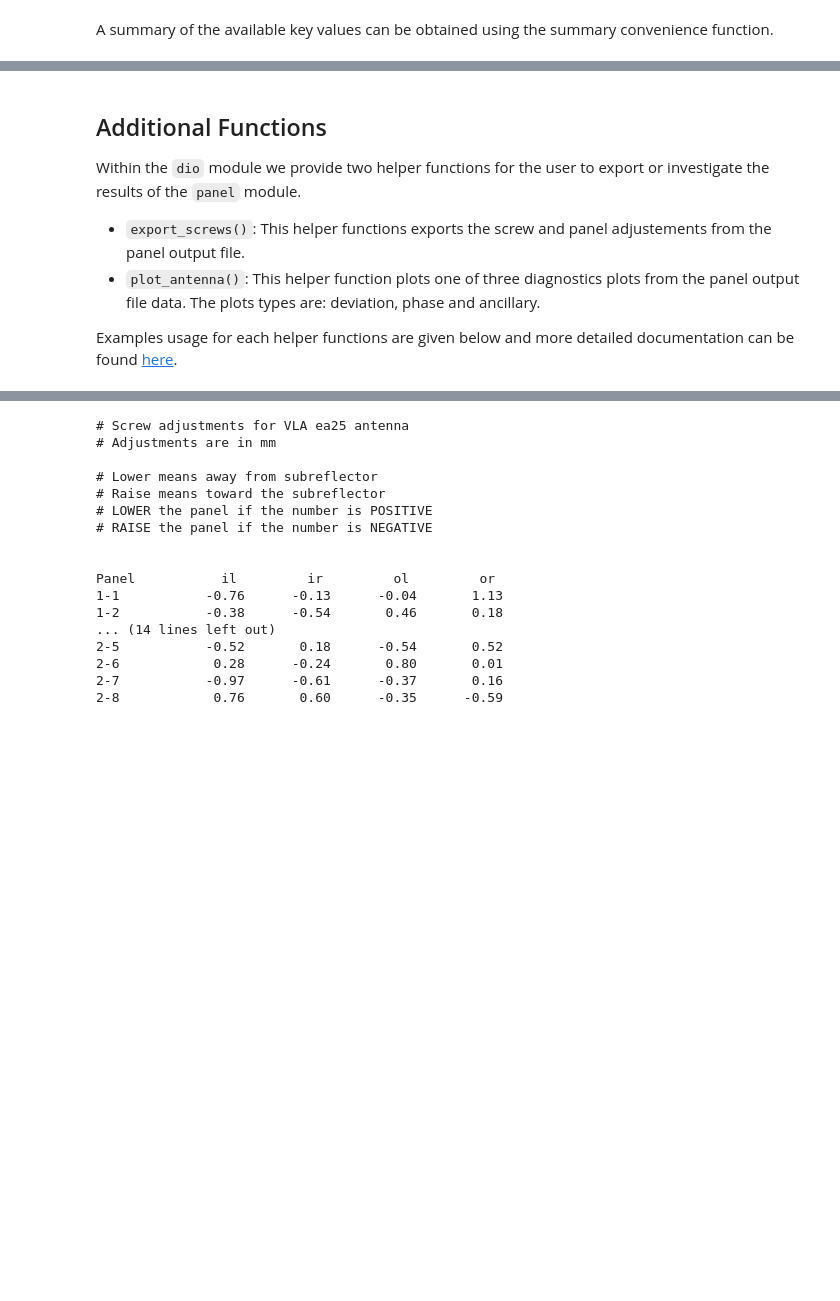
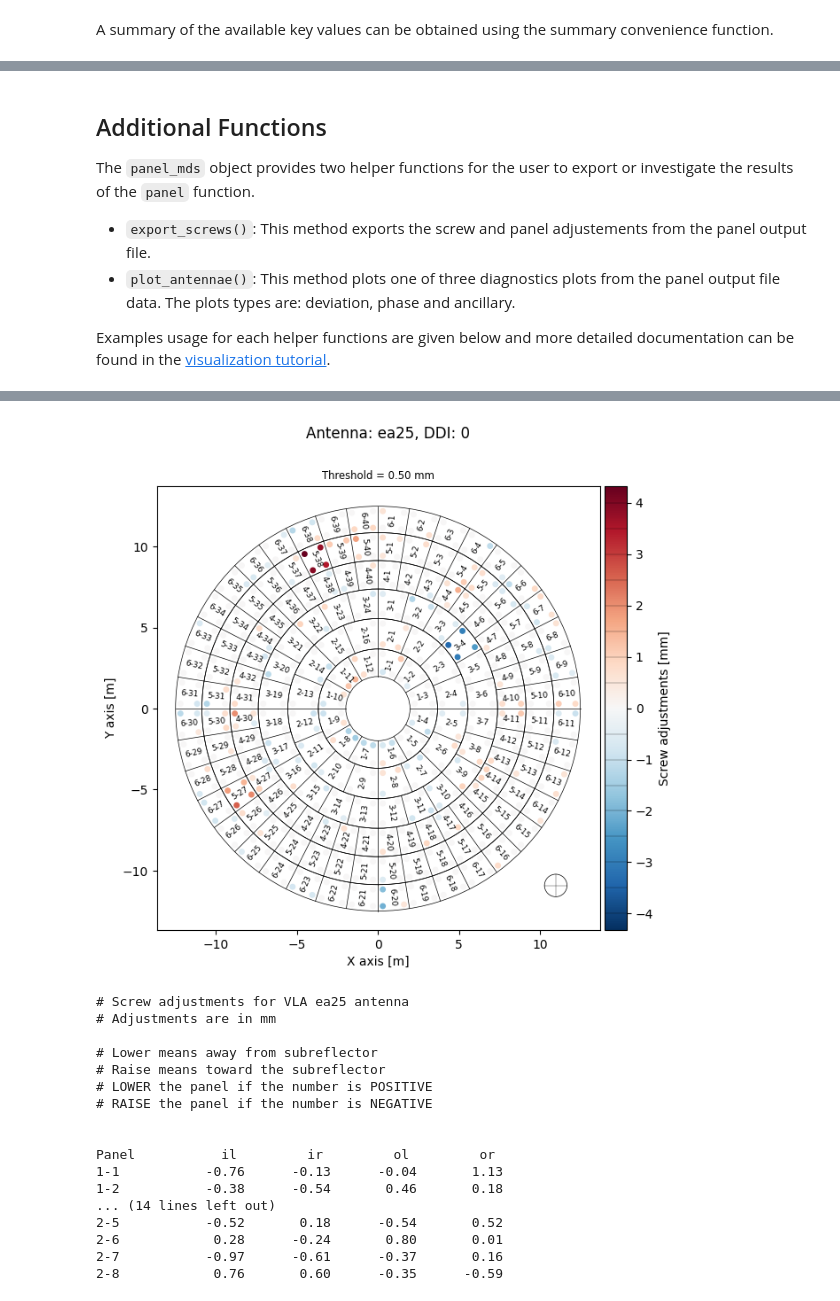
Before and after one commit to casangi/astrohack, a Jupyter notebook: docs/tutorial_vla.ipynb, the cells around one changed output, grey strips where cells are left out. Cells and saved outputs as stored; diff of their text form; code cells hidden in the pictures; blank space fills up the shorter version.

Commit message:
Visualization tutorial: Updated tutorial_vla.ipynb

```diff
--- a/docs/tutorial_vla.ipynb
+++ b/docs/tutorial_vla.ipynb
@@ -481,16 +481,17 @@ Attributes:
 # %% [markdown]
 ## Additional Functions
 
-Within the `dio` module we provide two helper functions for the user to export or investigate the results of the `panel` module.
-- `export_screws()`: This helper functions exports the screw and panel adjustements from the panel output file.
-- `plot_antenna()`: This helper function plots one of three diagnostics plots from the panel output file data. The plots types are: deviation, phase and ancillary.
+The `panel_mds` object provides two helper functions for the user to export or investigate the results of the `panel` function.
+- `export_screws()`: This method exports the screw and panel adjustements from the panel output file.
+- `plot_antennae()`: This method plots one of three diagnostics plots from the panel output file data. The plots types are: deviation, phase and ancillary.
 
-Examples usage for each helper functions are given below and more detailed documentation can be found [here](https://astrohack.readthedocs.io/en/latest/_api/autoapi/astrohack/dio/index.html).
+Examples usage for each helper functions are given below and more detailed documentation can be found in the [visualization tutorial](https://astrohack.readthedocs.io/en/latest/visualization_tutorial.html).
 # %%
 export_folder = 'exports'
 panel_mds.export_screws(destination=export_folder,
+                        ant_id='ea25',
+                        ddi=0,
                         unit='mm',
-                        plot_map = True, # Plot map of screw adjustments
                         threshold= 0.5, # Threshold in mm for significant adjustments
                        )
 # %% [output]
@@ -500 +499,2 @@ panel_mds.export_screws(destination=export_folder,
+[figure, added]
 # %%
```
Also changed, not shown: parts of 19 cells of this notebook.
